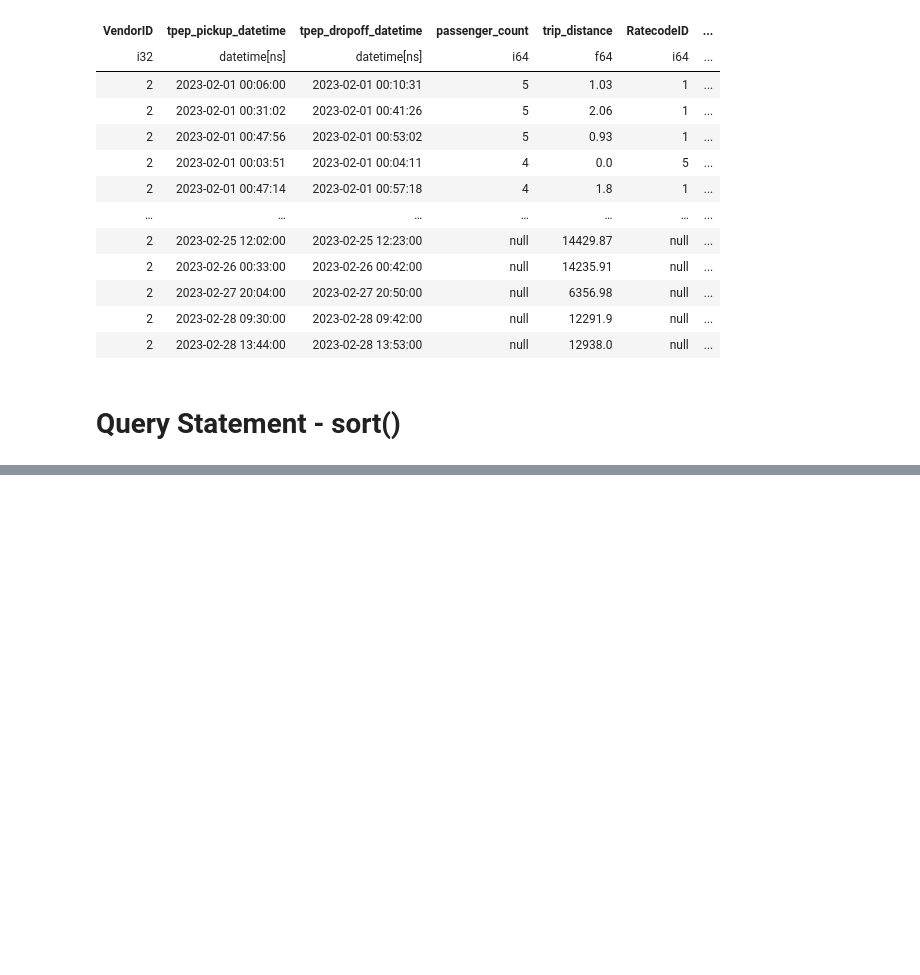
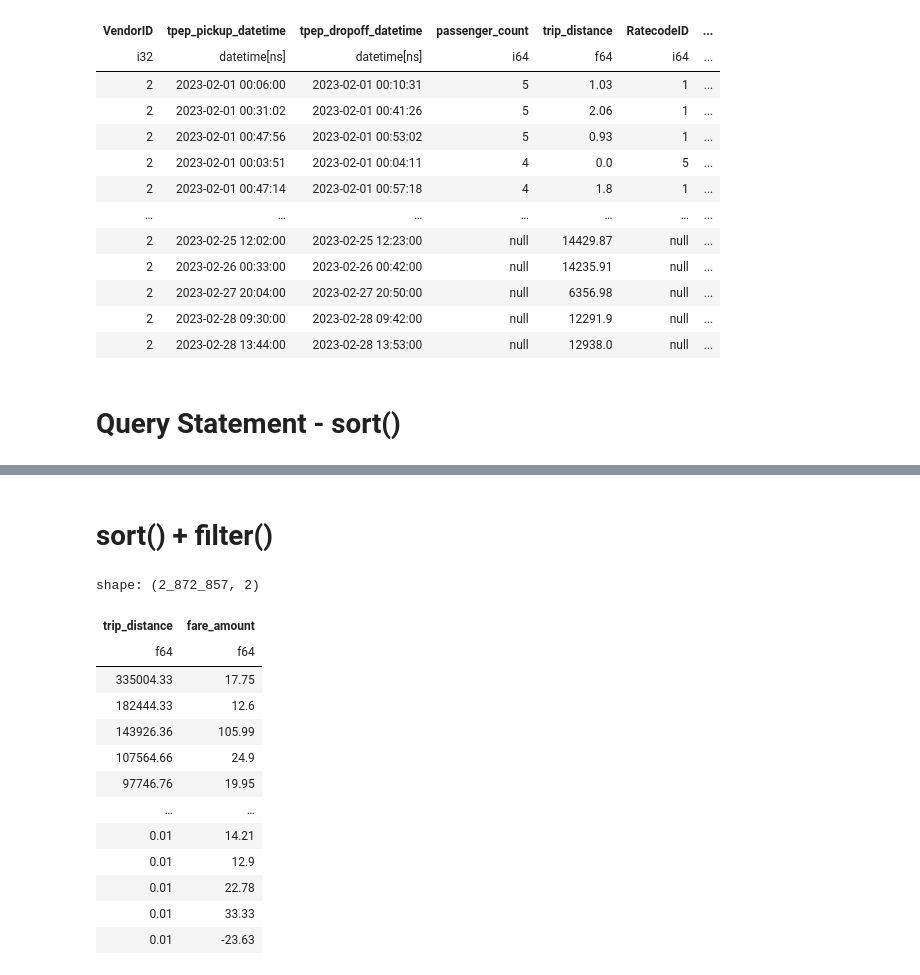
Before and after one commit to SNEHILUPADHYAY007/polars, a Jupyter notebook: polars_ben/data_manipulation_basics/main.ipynb, the cells around one changed output, grey strips where cells are left out. Drawn from its saved outputs; the diff is of its cells as text; code cells hidden in the pictures; blank space fills up the shorter version.

```diff
--- a/polars_ben/data_manipulation_basics/main.ipynb
+++ b/polars_ben/data_manipulation_basics/main.ipynb
@@ -280,0 +305,31 @@ shape: (115_024, 19)
+# %% [markdown]
+# sort() + filter()
+# %%
+(
+    df
+    .filter(
+        pl.col('trip_distance').gt(0)
+    )
+    .sort(
+        'trip_distance',descending = True
+    )
+    .select([
+        'trip_distance',
+        'fare_amount'
+    ])
+)
+# %% [output]
+shape: (2_872_857, 2)
+| trip_distance | fare_amount |
+| f64 | f64 |
+| 335004.33 | 17.75 |
+| 182444.33 | 12.6 |
+| 143926.36 | 105.99 |
+| 107564.66 | 24.9 |
+| 97746.76 | 19.95 |
+| … | … |
+| 0.01 | 14.21 |
+| 0.01 | 12.9 |
+| 0.01 | 22.78 |
+| 0.01 | 33.33 |
+| 0.01 | -23.63 |
```
Also changed, not shown: parts of 1 cell of this notebook, 1 other file.
